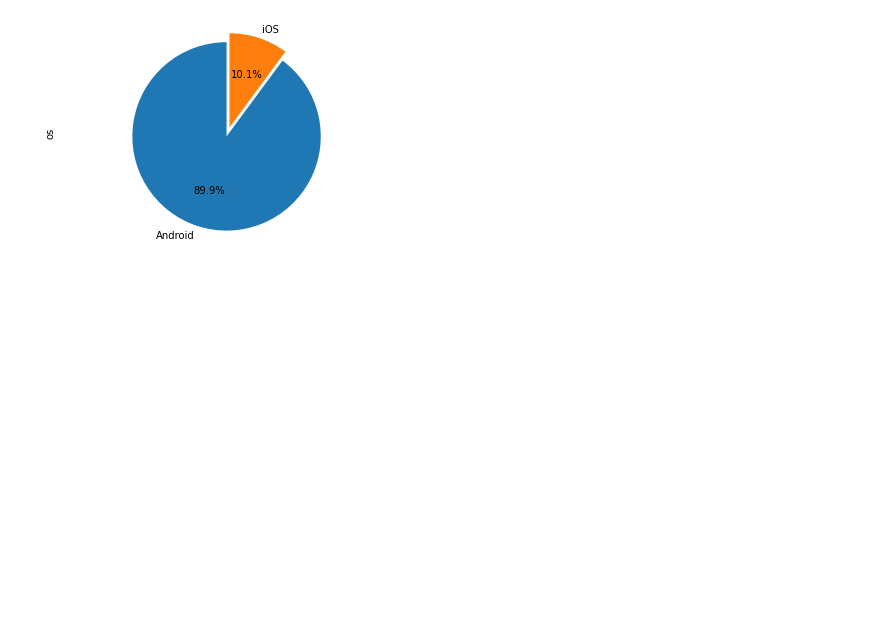
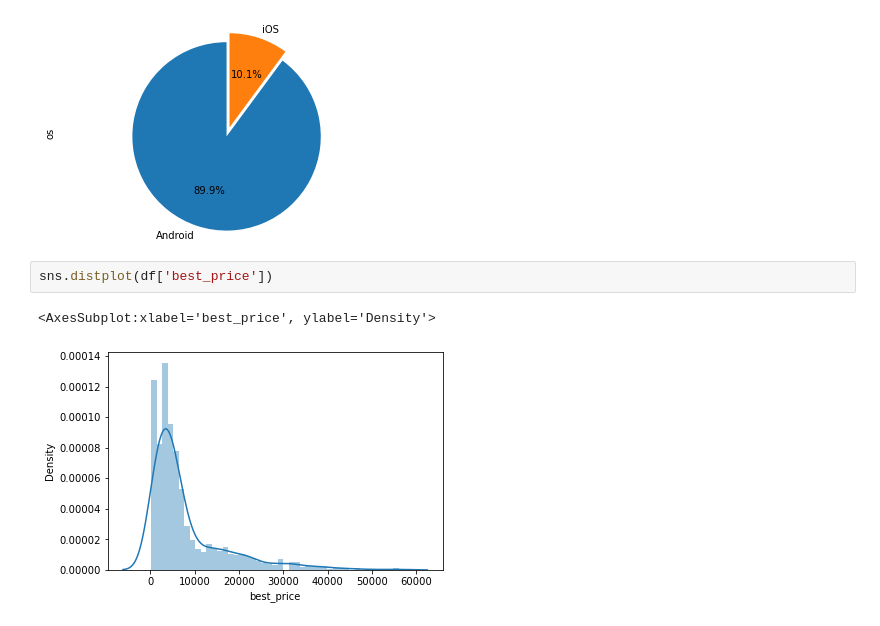
Before and after one commit to Wolfie3D/Mobile-Phones-Data, a Jupyter notebook: index.ipynb, the cells around one changed output. Saved outputs shown, nothing was run; the diff lists cells and outputs as text; blank space fills up the shorter version.

```diff
--- a/index.ipynb
+++ b/index.ipynb
@@ -184,3 +182,8 @@ plt.axis('equal')
 plt.show()
 # %% [output]
 [figure]
+# %%
+sns.distplot(df['best_price'])
+# %% [output]
+<AxesSubplot:xlabel='best_price', ylabel='Density'>
+[figure, added]
```
Also changed, not shown: parts of 2 cells of this notebook.
